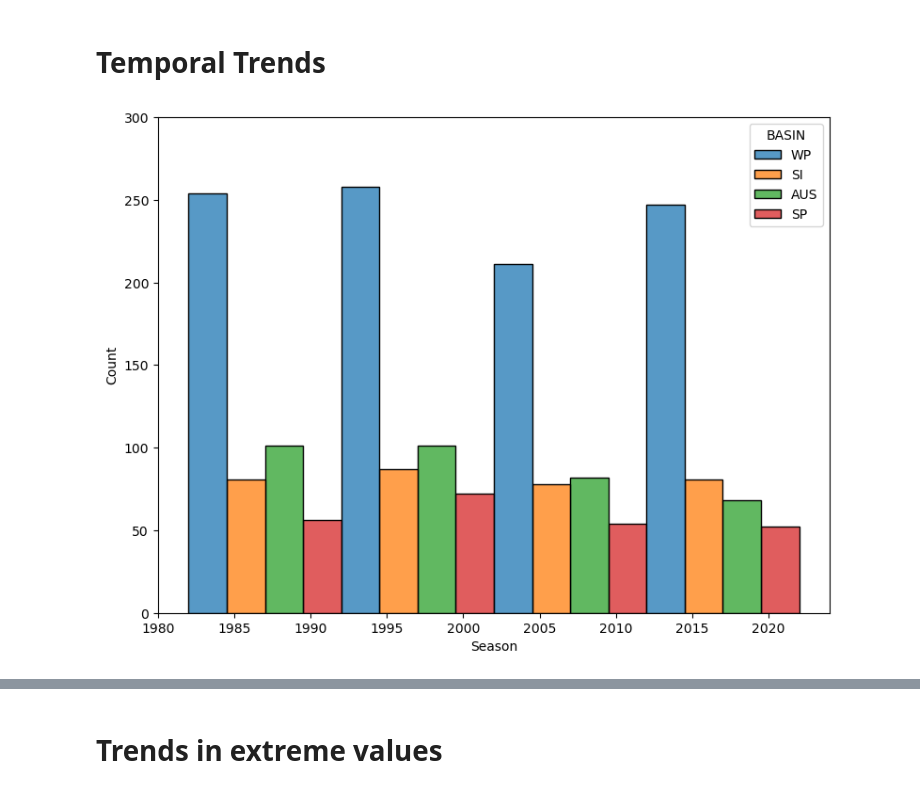
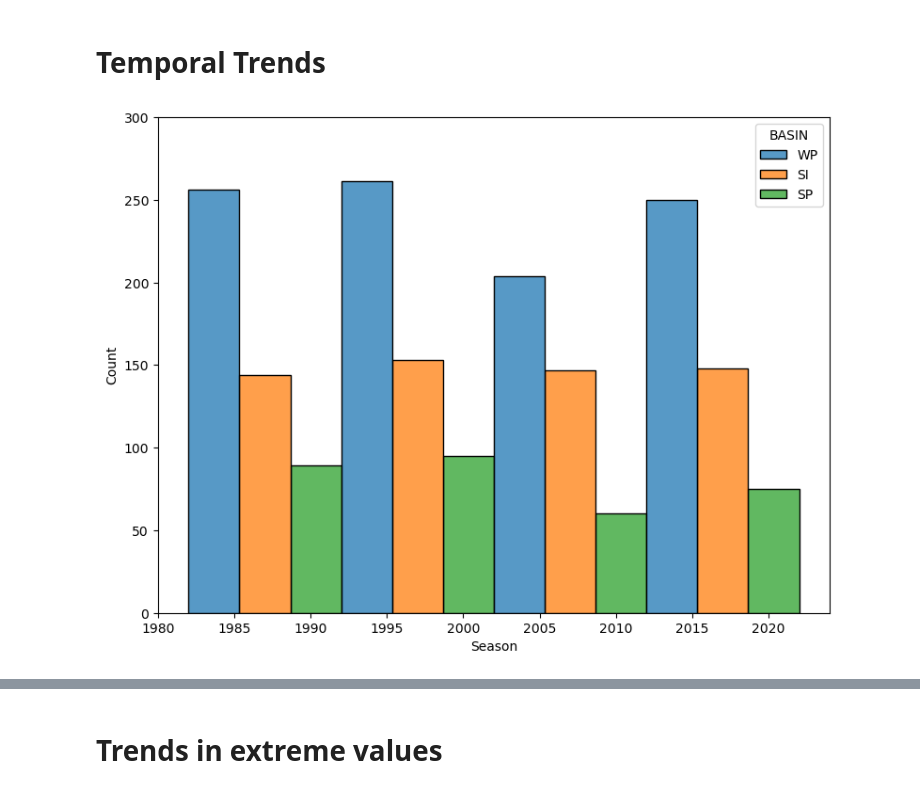
Before and after one commit to sydney-machine-learning/cyclonecategory_GCMs, a Jupyter notebook: Climate Project/albert/notebooks/cyclones.ipynb, the cells around one changed output, grey strips where cells are left out. Saved outputs shown, nothing was run; the diff lists cells and outputs as text; code cells hidden in the pictures.

```diff
--- a/Climate Project/albert/notebooks/cyclones.ipynb
+++ b/Climate Project/albert/notebooks/cyclones.ipynb
@@ -158,13 +162,13 @@ fig.savefig(f'./media/Cyclone/cyclone_plot/sh_yearly_distribution.png')
 # Temporal Trends
 # %%
 fig, ax = plt.subplots(figsize=(8, 6))
-sns.histplot(cyclone_df, x='Season',hue='BASIN', hue_order=['WP', 'SI', 'AUS', 'SP'], multiple='dodge', binwidth=10)
+sns.histplot(cyclone_df, x='Season',hue='BASIN', hue_order=['WP', 'SI', 'SP'], multiple='dodge', binwidth=10)
 fig.tight_layout()
 ax.set_ybound(0,300)
-fig.savefig(f'./media/Cyclone/cyclone_plot/count_trend.png')
+fig.savefig(f'./media/Cyclone/new_basins/cyclone_plot/count_trend.png')
 plt.show()
 # %% [output]
-[figure, old version]
+[figure, new version]
 # %%
 fig, ax = plt.subplots(figsize=(8, 6))
 severe_df = cyclone_df.loc[cyclone_df.loc[:,'Peak VMAX (kt)'] > 95]
```
Also changed, not shown: parts of 10 cells of this notebook, 11 other files.
